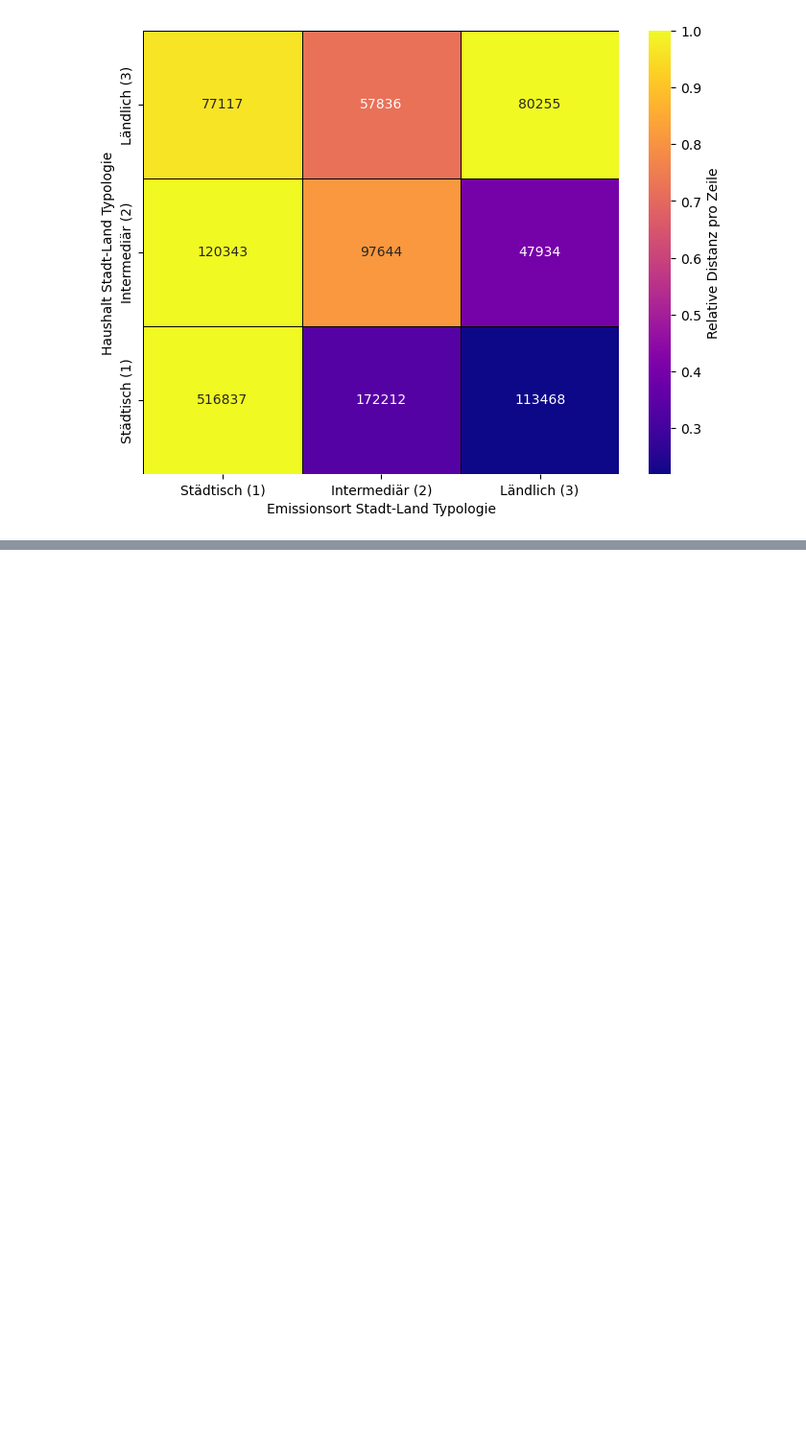
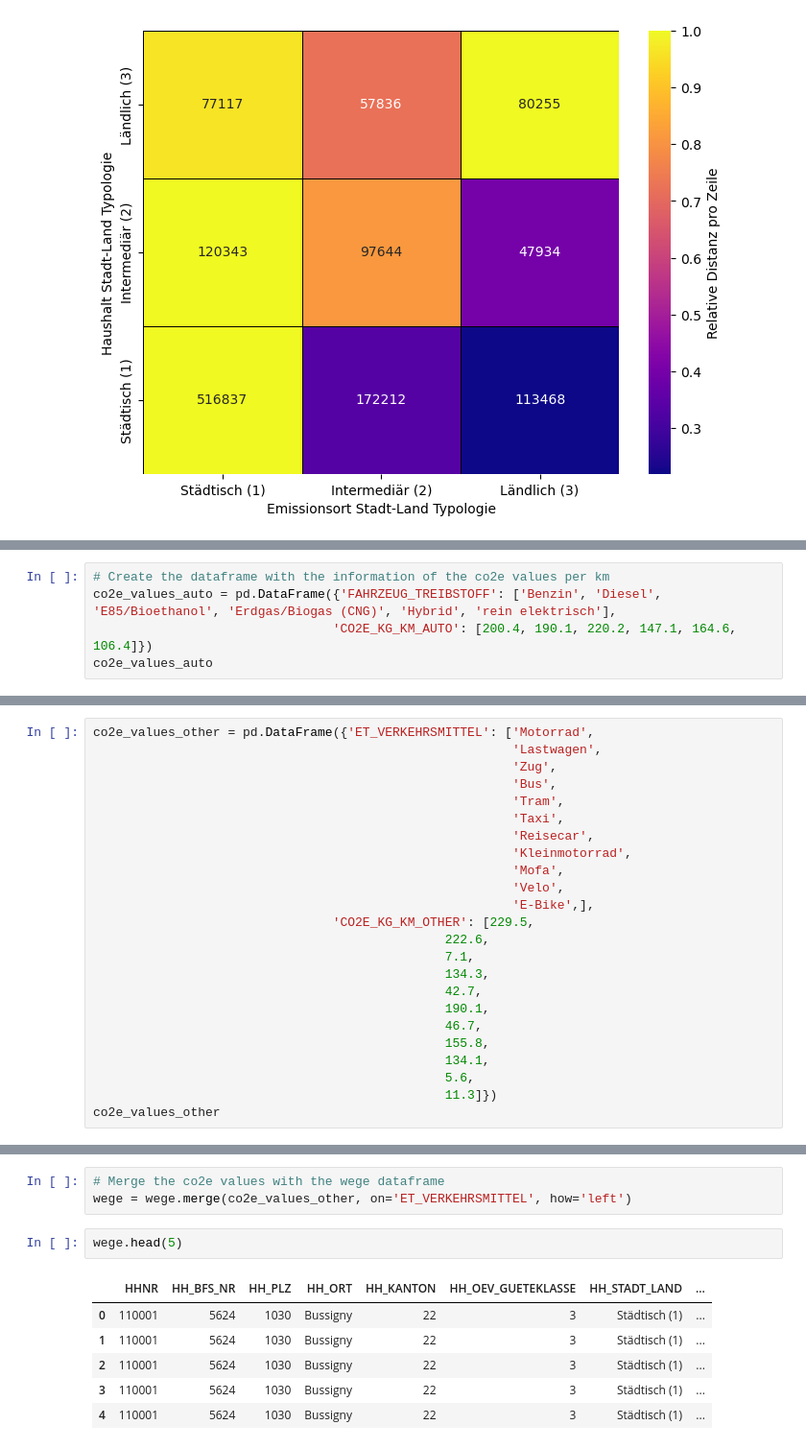
Before and after one commit to LeonidWouters/ANM, a Jupyter notebook: Wege_CO2_Berechnungen.ipynb, the cells around one changed output, grey strips where cells are left out. Shown: that part at 96% size. Cells and saved outputs as stored; diff of their text form; blank space fills up the shorter version.

```diff
--- a/Wege_CO2_Berechnungen.ipynb
+++ b/Wege_CO2_Berechnungen.ipynb
@@ -550,0 +597,5 @@ Text(70.72222222222221, 0.5, 'Haushalt Stadt-Land Typologie')
+# %%
+# Create the dataframe with the information of the co2e values per km
+co2e_values_auto = pd.DataFrame({'FAHRZEUG_TREIBSTOFF': ['Benzin', 'Diesel', 'E85/Bioethanol', 'Erdgas/Biogas (CNG)', 'Hybrid', 'rein elektrisch'],
+                                'CO2E_KG_KM_AUTO': [200.4, 190.1, 220.2, 147.1, 164.6, 106.4]})
+co2e_values_auto
@@ -550,0 +613,24 @@ Text(70.72222222222221, 0.5, 'Haushalt Stadt-Land Typologie')
+# %%
+co2e_values_other = pd.DataFrame({'ET_VERKEHRSMITTEL': ['Motorrad',
+                                                        'Lastwagen',
+                                                        'Zug',
+                                                        'Bus',
+                                                        'Tram',
+                                                        'Taxi',
+                                                        'Reisecar',
+                                                        'Kleinmotorrad',
+                                                        'Mofa',
+                                                        'Velo',
+                                                        'E-Bike',],
+                                'CO2E_KG_KM_OTHER': [229.5,
+                                               222.6,
+                                               7.1,
+                                               134.3,
+                                               42.7,
+                                               190.1,
+                                               46.7,
+                                               155.8,
+                                               134.1,
+                                               5.6,
+                                               11.3]})
+co2e_values_other
@@ -550,0 +650,12 @@ Text(70.72222222222221, 0.5, 'Haushalt Stadt-Land Typologie')
+# %%
+# Merge the co2e values with the wege dataframe
+wege = wege.merge(co2e_values_other, on='ET_VERKEHRSMITTEL', how='left')
+# %%
+wege.head(5)
+# %% [output]
+|  | HHNR | HH_BFS_NR | HH_PLZ | HH_ORT | HH_KANTON | HH_OEV_GUETEKLASSE | HH_STADT_LAND | ... |
+| 0 | 110001 | 5624 | 1030 | Bussigny | 22 | 3 | Städtisch (1) | ... |
+| 1 | 110001 | 5624 | 1030 | Bussigny | 22 | 3 | Städtisch (1) | ... |
+| 2 | 110001 | 5624 | 1030 | Bussigny | 22 | 3 | Städtisch (1) | ... |
+| 3 | 110001 | 5624 | 1030 | Bussigny | 22 | 3 | Städtisch (1) | ... |
+| 4 | 110001 | 5624 | 1030 | Bussigny | 22 | 3 | Städtisch (1) | ... |
```
Also changed, not shown: parts of 12 cells of this notebook.
